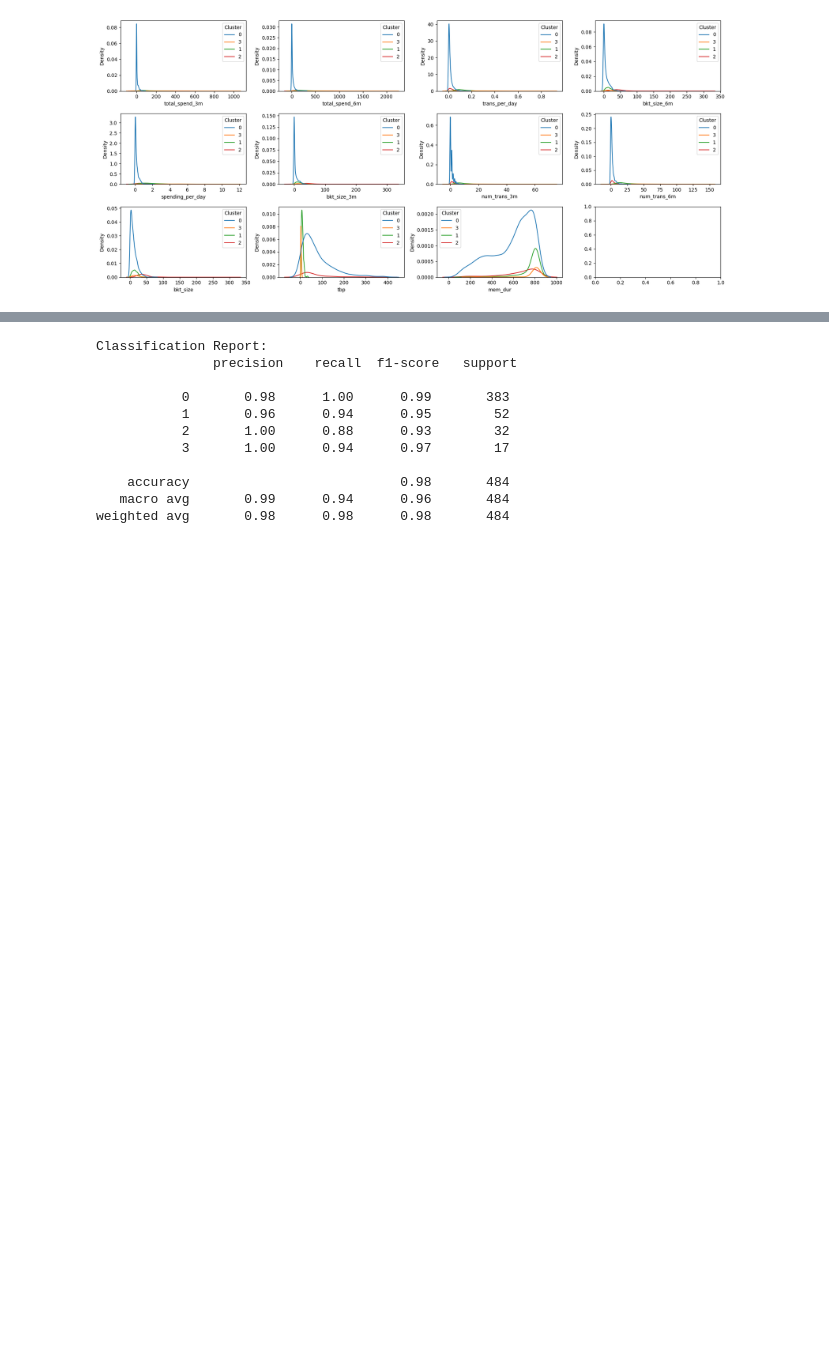
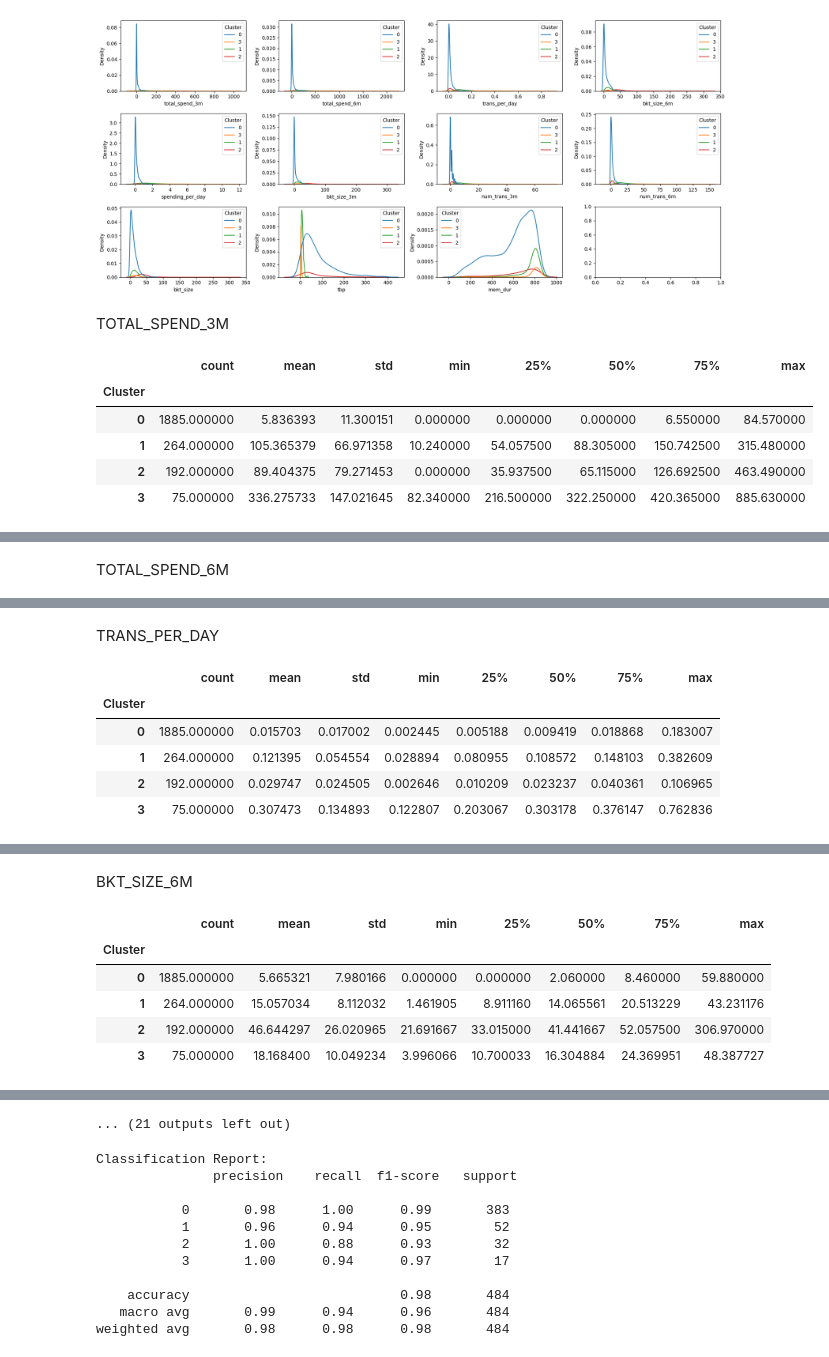
Before and after one commit to terjirapat/MADT8101-Customer-Analytics, a Jupyter notebook: Customer Segmentation/main.ipynb, the cells around one changed output, grey strips where cells are left out. Cells and saved outputs as stored; diff of their text form; code cells hidden in the pictures; blank space fills up the shorter version.

```diff
--- a/Customer Segmentation/main.ipynb
+++ b/Customer Segmentation/main.ipynb
@@ -385,3 +385,19 @@ for feature in column:
 plt.show()
 # %% [output]
 [figure]
+# %%
+from IPython.display import HTML
+
+desc = df_clus.groupby('Cluster').describe()
+for col in column:
+    display(HTML(f"{col.upper()}"))
+    display(desc[col].style.bar(color='turquoise'))
+    display(HTML(''))
+# %% [output]
+TOTAL_SPEND_3M
+|  | count | mean | std | min | 25% | 50% | 75% | max |
+| Cluster |  |  |  |  |  |  |  |  |
+| 0 | 1885.000000 | 5.836393 | 11.300151 | 0.000000 | 0.000000 | 0.000000 | 6.550000 | 84.570000 |
+| 1 | 264.000000 | 105.365379 | 66.971358 | 10.240000 | 54.057500 | 88.305000 | 150.742500 | 315.480000 |
+| 2 | 192.000000 | 89.404375 | 79.271453 | 0.000000 | 35.937500 | 65.115000 | 126.692500 | 463.490000 |
+| 3 | 75.000000 | 336.275733 | 147.021645 | 82.340000 | 216.500000 | 322.250000 | 420.365000 | 885.630000 |
@@ -387,0 +405 @@ plt.show()
+TOTAL_SPEND_6M
@@ -387,0 +413,7 @@ plt.show()
+TRANS_PER_DAY
+|  | count | mean | std | min | 25% | 50% | 75% | max |
+| Cluster |  |  |  |  |  |  |  |  |
+| 0 | 1885.000000 | 0.015703 | 0.017002 | 0.002445 | 0.005188 | 0.009419 | 0.018868 | 0.183007 |
+| 1 | 264.000000 | 0.121395 | 0.054554 | 0.028894 | 0.080955 | 0.108572 | 0.148103 | 0.382609 |
+| 2 | 192.000000 | 0.029747 | 0.024505 | 0.002646 | 0.010209 | 0.023237 | 0.040361 | 0.106965 |
+| 3 | 75.000000 | 0.307473 | 0.134893 | 0.122807 | 0.203067 | 0.303178 | 0.376147 | 0.762836 |
@@ -387,0 +421,7 @@ plt.show()
+BKT_SIZE_6M
+|  | count | mean | std | min | 25% | 50% | 75% | max |
+| Cluster |  |  |  |  |  |  |  |  |
+| 0 | 1885.000000 | 5.665321 | 7.980166 | 0.000000 | 0.000000 | 2.060000 | 8.460000 | 59.880000 |
+| 1 | 264.000000 | 15.057034 | 8.112032 | 1.461905 | 8.911160 | 14.065561 | 20.513229 | 43.231176 |
+| 2 | 192.000000 | 46.644297 | 26.020965 | 21.691667 | 33.015000 | 41.441667 | 52.057500 | 306.970000 |
+| 3 | 75.000000 | 18.168400 | 10.049234 | 3.996066 | 10.700033 | 16.304884 | 24.369951 | 48.387727 |
@@ -388,3 +429,4 @@ plt.show()
+... (21 outputs left out)
 # %%
 # df_clus['Cluster'] = df_clus['Cluster'].astype(str)
 # num_var = df_clus.select_dtypes(include=['float64', 'int64']).columns.to_list()
```
Also changed, not shown: parts of 2 cells of this notebook, 1 other file.
